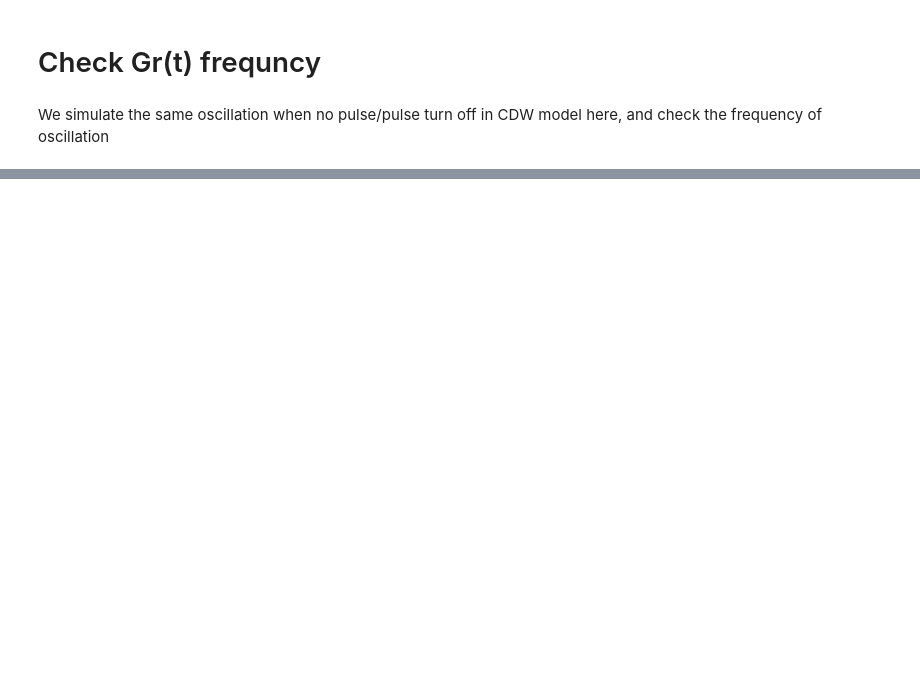
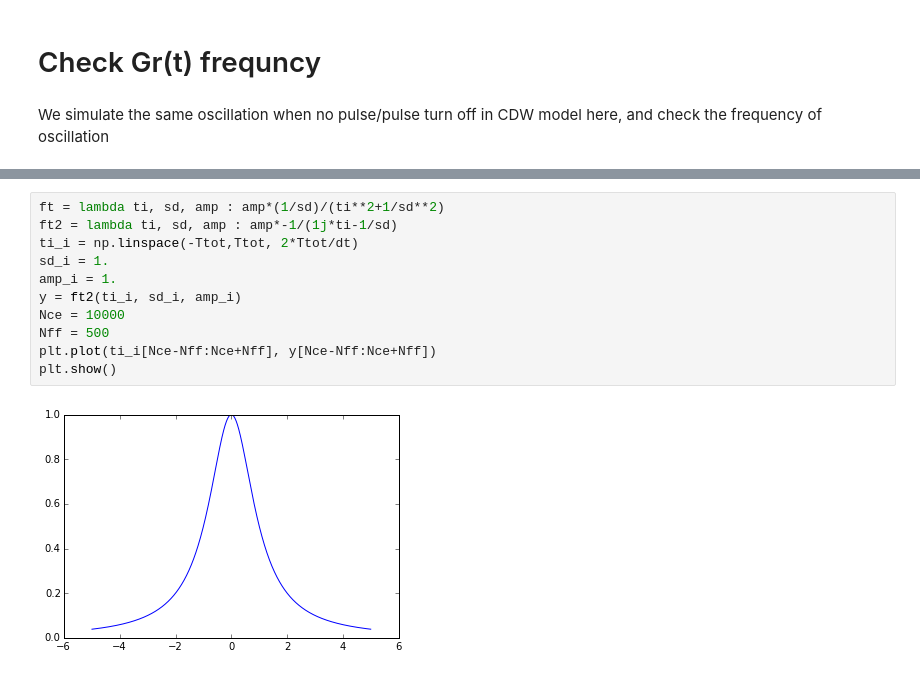
Before and after one commit to abyellow/abin-quantunm-optimal-control, a Jupyter notebook: Gr_check_freq.ipynb, the cells around one changed output, grey strips where cells are left out. Saved outputs shown, nothing was run; the diff lists cells and outputs as text; blank space fills up the shorter version.

```diff
--- a/Gr_check_freq.ipynb
+++ b/Gr_check_freq.ipynb
@@ -56,0 +68,13 @@ plt.show()
+# %%
+ft = lambda ti, sd, amp : amp*(1/sd)/(ti**2+1/sd**2)
+ft2 = lambda ti, sd, amp : amp*-1/(1j*ti-1/sd)
+ti_i = np.linspace(-Ttot,Ttot, 2*Ttot/dt)
+sd_i = 1.
+amp_i = 1.
+y = ft2(ti_i, sd_i, amp_i)
+Nce = 10000
+Nff = 500
+plt.plot(ti_i[Nce-Nff:Nce+Nff], y[Nce-Nff:Nce+Nff])
+plt.show()
+# %% [output]
+[figure, added]
```
Also changed, not shown: parts of 4 cells of this notebook, 3 other files.
